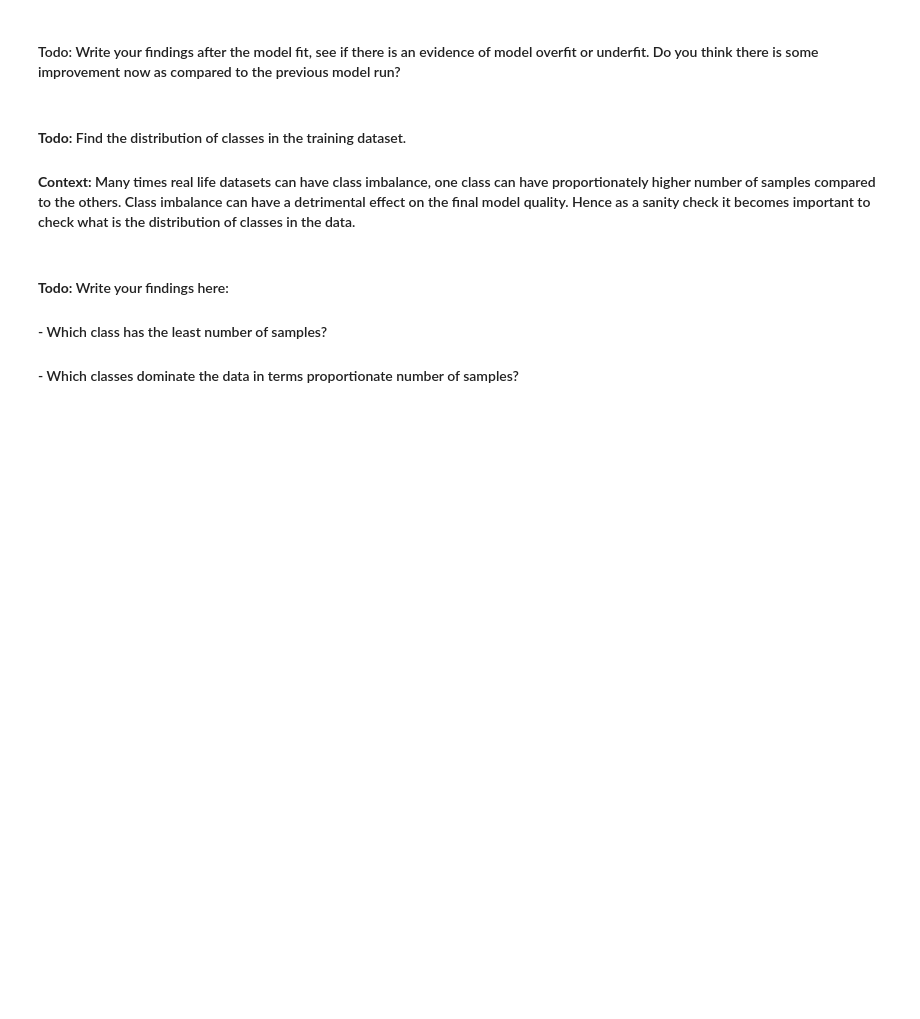
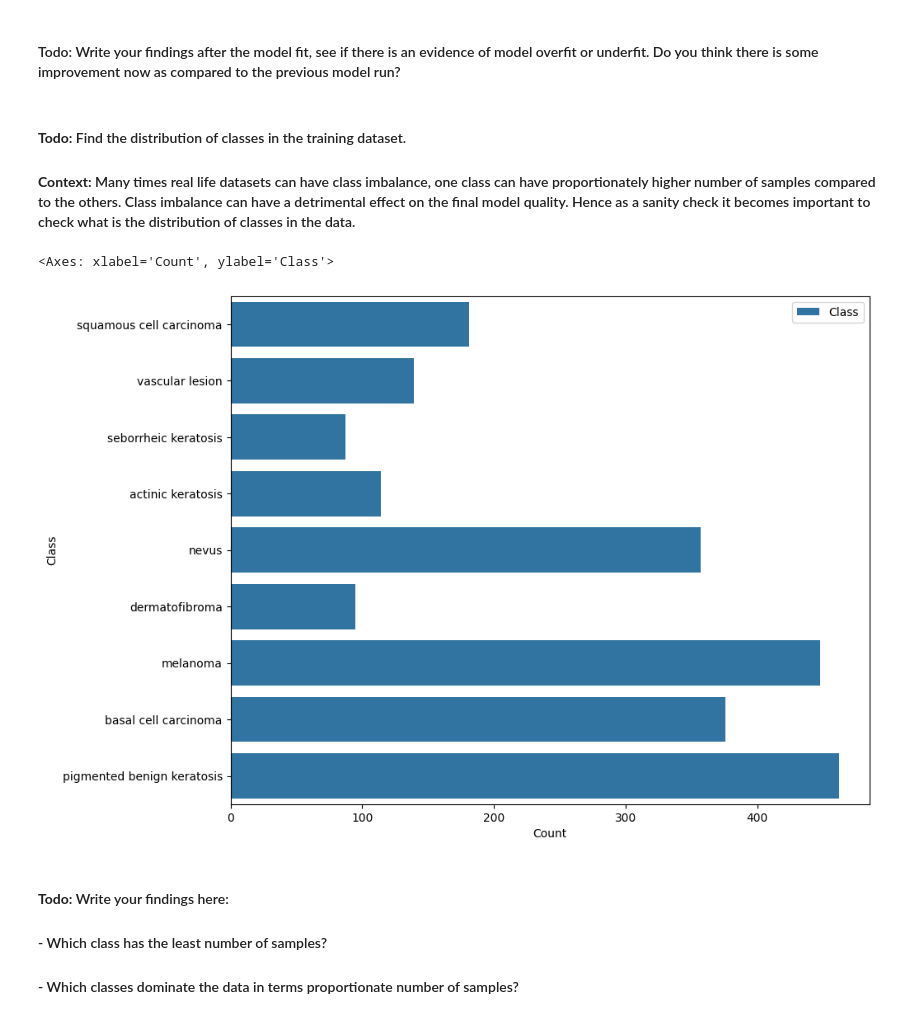
Before and after one commit to Sumanth2021/CNN-Skin-cancer-detection, a Jupyter notebook: Sumanth.ipynb, the cells around one changed output. Drawn from its saved outputs; the diff is of its cells as text; code cells hidden in the pictures; blank space fills up the shorter version.

```diff
--- a/Sumanth.ipynb
+++ b/Sumanth.ipynb
@@ -327,22 +348,25 @@ plt.show()
 # %%
 ## Your code goes here.
 import seaborn as sns
 
 def class_count(directory):
 
     count= []
     for path in pathlib.Path(directory).iterdir():
         if path.is_dir():
             count.append(len([name for name in os.listdir(path)
                                if os.path.isfile(os.path.join(path, name))]))
 
-    sub_directory = [subdir for subdir in os.listdir(directory) if os.path.isdir(os.path.join(directory, name))]
+    sub_directory = [name for name in os.listdir(directory) if os.path.isdir(os.path.join(directory, name))]
 
     return pd.DataFrame(list(zip(sub_directory,count)),columns =['Class', 'Count'])
 
 df = class_count(data_dir_train)
 plt.figure(figsize=(10, 8))
 sns.barplot(x="Count", y="Class", data=df, label="Class")
+# %% [output]
+<Axes: xlabel='Count', ylabel='Class'>
+[figure, added]
 # %% [markdown]
 #### **Todo:** Write your findings here:
 #### - Which class has the least number of samples?
```
Also changed, not shown: parts of 19 cells of this notebook.
